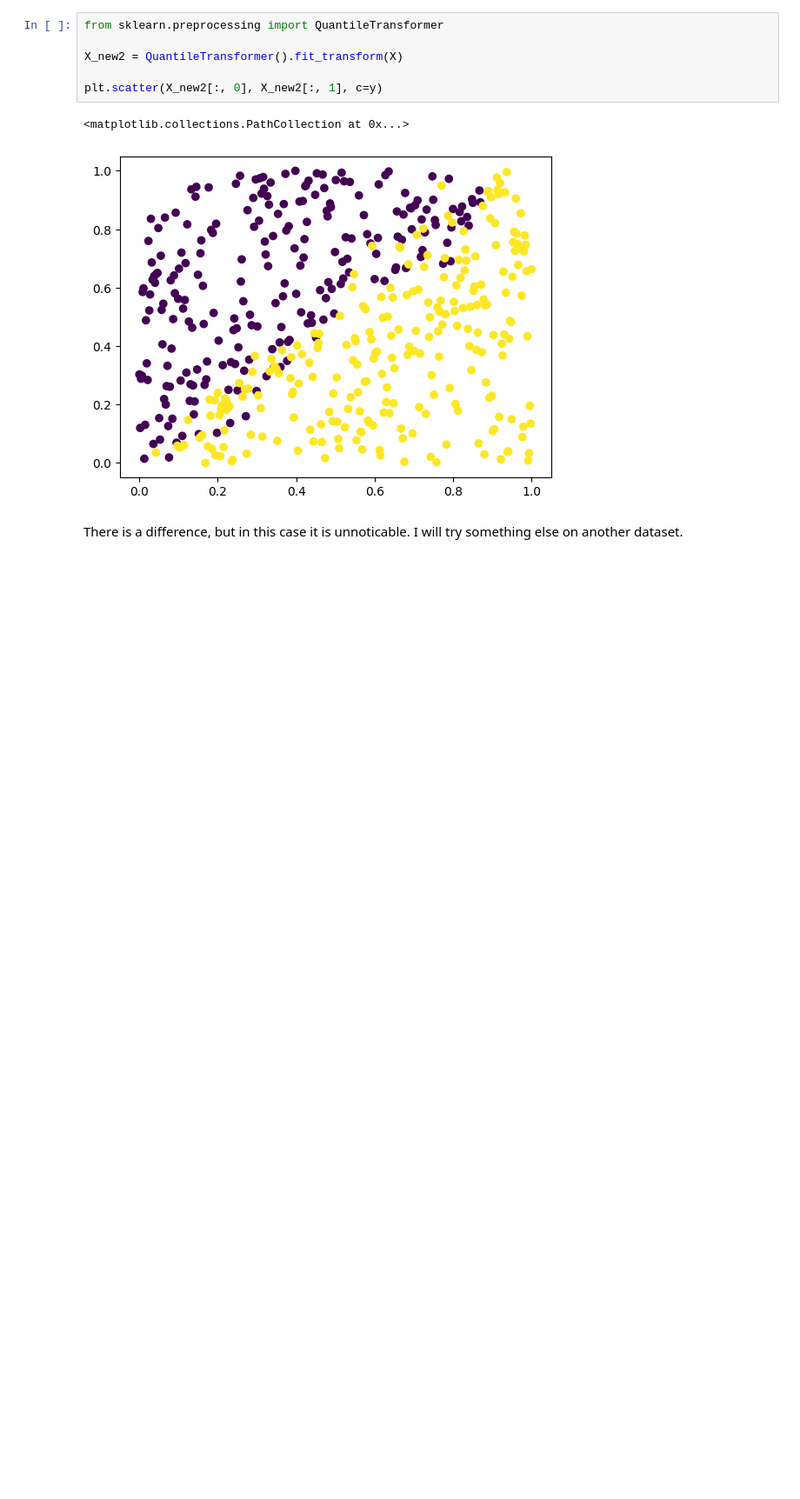
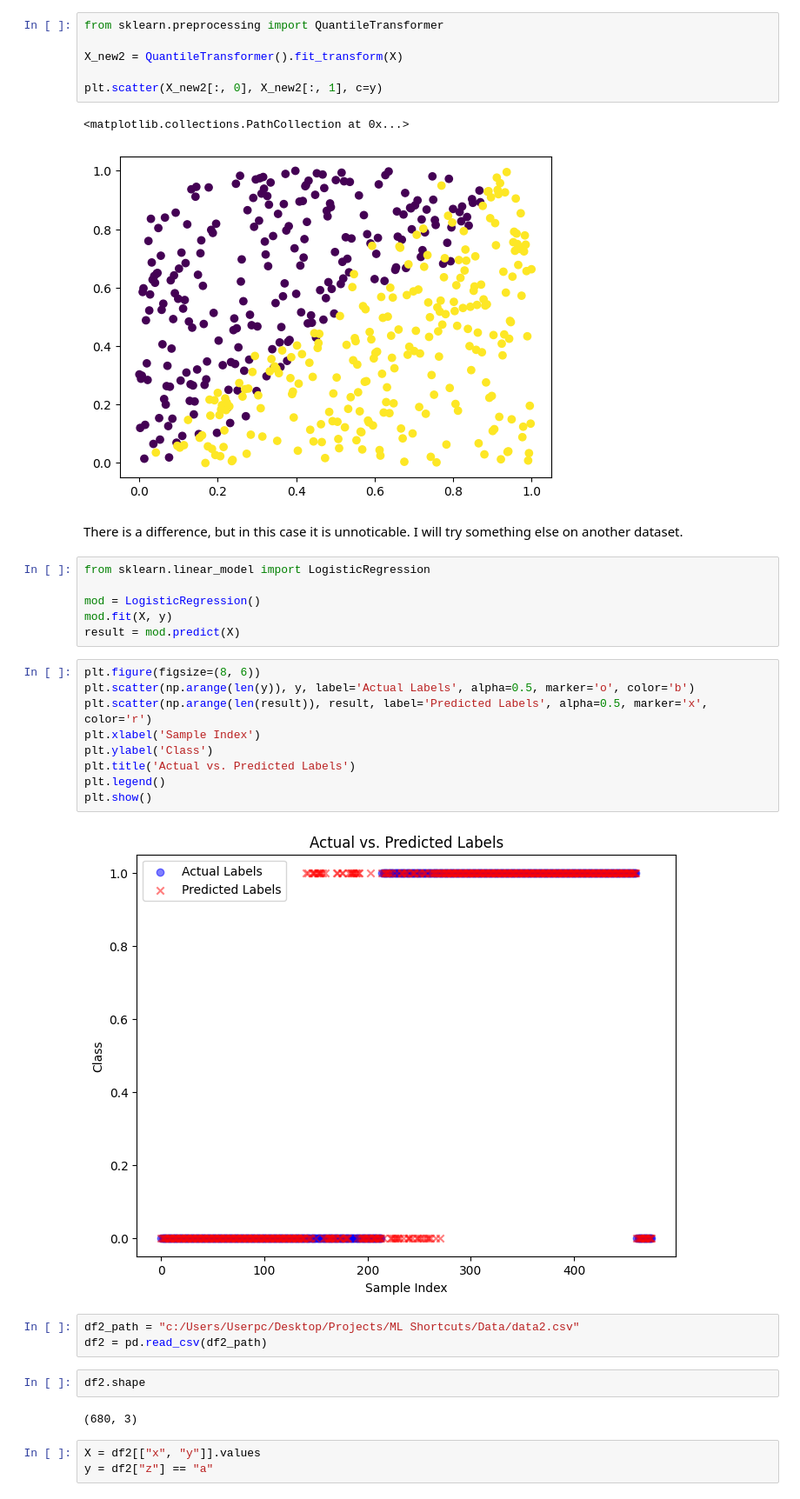
Before and after one commit to Kowallskiy/ML_Algorithm_Compendium, a Jupyter notebook: Projects/1.ipynb, the cells around one changed output. Shown at 87% size. Drawn from its saved outputs; the diff is of its cells as text; blank space fills up the shorter version.

```diff
--- a/Projects/1.ipynb
+++ b/Projects/1.ipynb
@@ -37,3 +36,30 @@ plt.scatter(X_new2[:, 0], X_new2[:, 1], c=y)
 [figure]
 # %% [markdown]
 There is a difference, but in this case it is unnoticable. I will try something else on another dataset.
+# %%
+from sklearn.linear_model import LogisticRegression
+
+mod = LogisticRegression()
+mod.fit(X, y)
+result = mod.predict(X)
+# %%
+plt.figure(figsize=(8, 6))
+plt.scatter(np.arange(len(y)), y, label='Actual Labels', alpha=0.5, marker='o', color='b')
+plt.scatter(np.arange(len(result)), result, label='Predicted Labels', alpha=0.5, marker='x', color='r')
+plt.xlabel('Sample Index')
+plt.ylabel('Class')
+plt.title('Actual vs. Predicted Labels')
+plt.legend()
+plt.show()
+# %% [output]
+[figure, added]
+# %%
+df2_path = "c:/Users/Userpc/Desktop/Projects/ML Shortcuts/Data/data2.csv"
+df2 = pd.read_csv(df2_path)
+# %%
+df2.shape
+# %% [output]
+(680, 3)
+# %%
+X = df2[["x", "y"]].values
+y = df2["z"] == "a"
```
Also changed, not shown: parts of 13 cells of this notebook, 3 other files.
